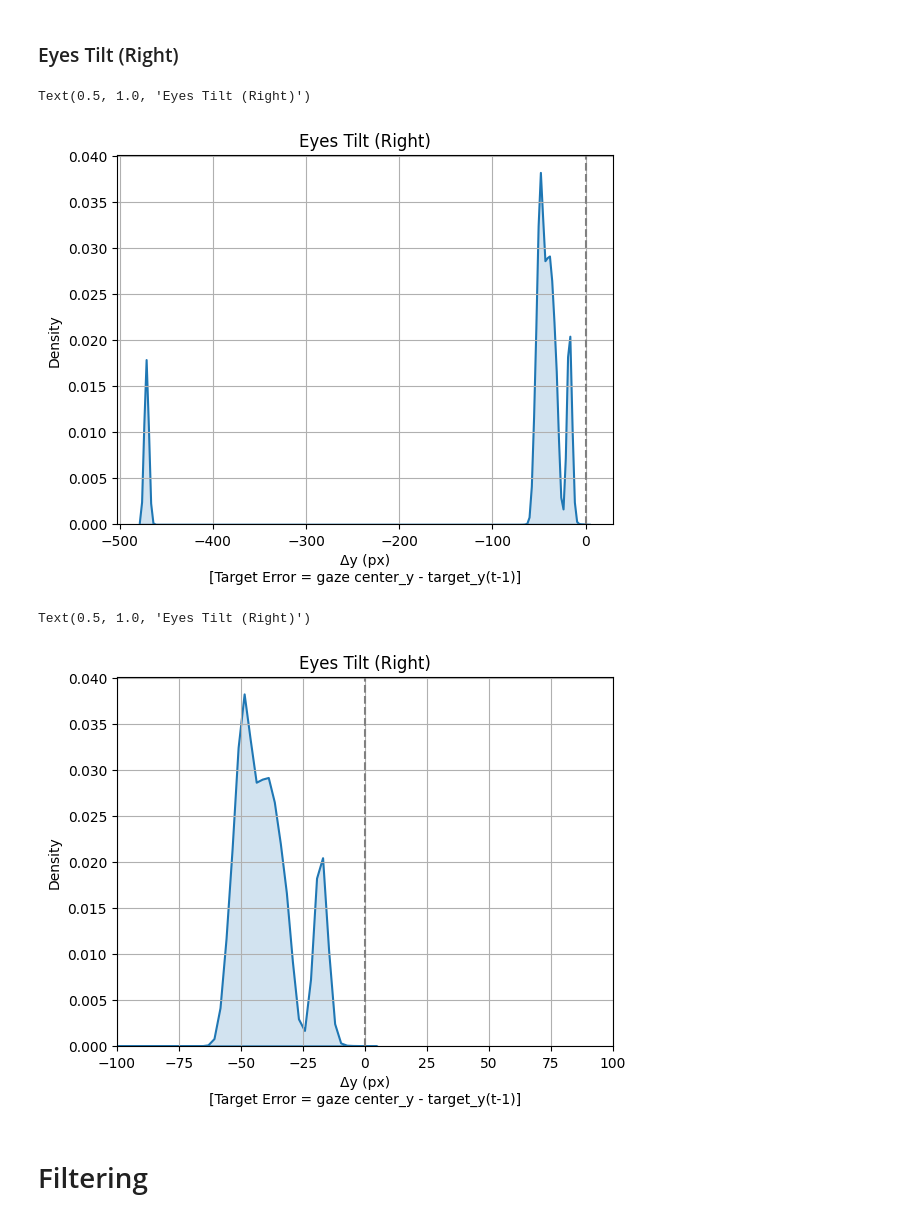
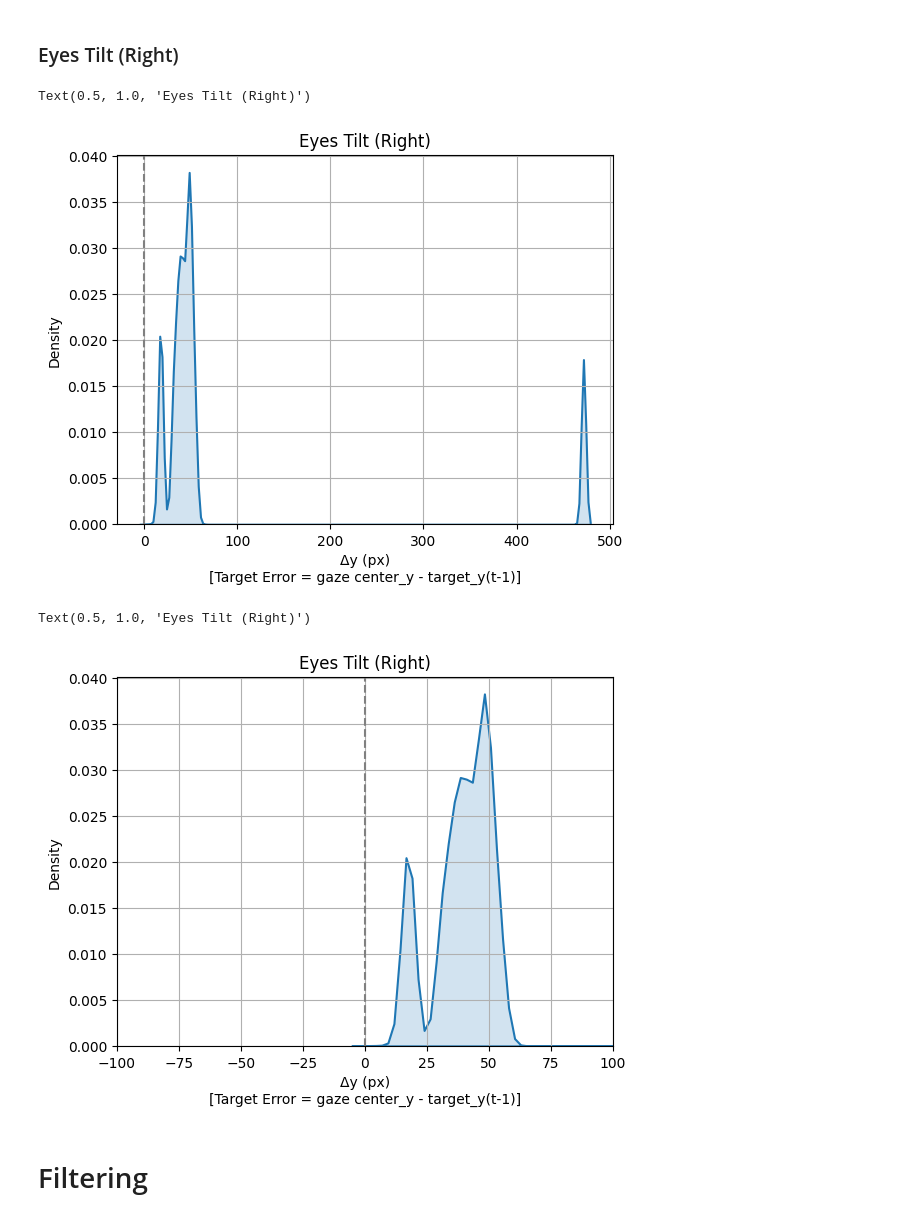
Before and after one commit to jpmnieles/grace_robot, a Jupyter notebook: 241201_Baseline_FK_Evaluation.ipynb, the cells around one changed output. Saved outputs shown, nothing was run; the diff lists cells and outputs as text; code cells hidden in the pictures.

```diff
--- a/241201_Baseline_FK_Evaluation.ipynb
+++ b/241201_Baseline_FK_Evaluation.ipynb
@@ -31,6 +45,18 @@ def read_pickle_file(file_path):
     with open(file_path, 'rb') as file:
         data = pickle.load(file)
     return data
+
+def get_phi_direction(theta, theta_tminus1, data, i):
+    phi_direction = None
+    if data[theta][i-1]<data[theta_tminus1][i-1] and data[theta][i]<data[theta_tminus1][i]:
+        phi_direction = 0
+    elif data[theta][i-1]<data[theta_tminus1][i-1] and data[theta][i]>=data[theta_tminus1][i]:
+        phi_direction = 1
+    elif data[theta][i-1]>=data[theta_tminus1][i-1] and data[theta][i]<data[theta_tminus1][i]:
+        phi_direction = 2
+    elif data[theta][i-1]>=data[theta_tminus1][i-1] and data[theta][i]>=data[theta_tminus1][i]:
+        phi_direction = 3
+    return phi_direction
 
 def confidence_ellipse(x, y, ax, n_std=3.0, facecolor='none', **kwargs):
     """
@@ -154,0 +170,19 @@ pickle_df.head()
+# %%
+# Phi Direction
+
+phi_direction_left_pan_list = [0] + [get_phi_direction(theta='plan_phi_left_pan_tminus1',
+                                                       theta_tminus1='plan_phi_left_pan_tminus2',
+                                                       data=pickle_df, i=i)
+                                     for i in range(1, len(pickle_df))]
+phi_direction_right_pan_list = [0] + [get_phi_direction(theta='plan_phi_right_pan_tminus1',
+                                                        theta_tminus1='plan_phi_right_pan_tminus2',
+                                                        data=pickle_df, i=i)
+                                     for i in range(1, len(pickle_df))]
+phi_direction_tilt_list = [0] + [get_phi_direction(theta='plan_phi_tilt_tminus1',
+                                                   theta_tminus1='plan_phi_tilt_tminus2',
+                                                   data=pickle_df, i=i)
+                                     for i in range(1, len(pickle_df))]
+
+pickle_df['phi_direction_left_pan'] = phi_direction_left_pan_list
+pickle_df['phi_direction_right_pan'] = phi_direction_right_pan_list
+pickle_df['phi_direction_tilt'] = phi_direction_tilt_list
@@ -247,25 +297,25 @@ Text(0.5, 1.0, 'Eyes Tilt (Left)')
 ### Eyes Tilt (Right)
 # %%
 # Showing the whole plot
-sns.kdeplot(-pickle_df['dy_r'], fill=True,alpha=.2, linewidth=1.5, bw_adjust=0.1)
+sns.kdeplot(pickle_df['dy_r'], fill=True,alpha=.2, linewidth=1.5, bw_adjust=0.1)
 plt.axvline(0, color='gray', linestyle='--')
 plt.grid()
 plt.xlabel('Δy (px)\n[Target Error = gaze center_y - target_y(t-1)]')
 plt.title('Eyes Tilt (Right)')
 # %% [output]
 Text(0.5, 1.0, 'Eyes Tilt (Right)')
-[figure, old version]
+[figure, new version]
 # %%
 # Showing the whole plot
-sns.kdeplot(-pickle_df['dy_r'], fill=True,alpha=.2, linewidth=1.5, bw_adjust=0.1)
+sns.kdeplot(pickle_df['dy_r'], fill=True,alpha=.2, linewidth=1.5, bw_adjust=0.1)
 plt.xlim([-100, 100])
 plt.axvline(0, color='gray', linestyle='--')
 plt.grid()
 plt.xlabel('Δy (px)\n[Target Error = gaze center_y - target_y(t-1)]')
 plt.title('Eyes Tilt (Right)')
 # %% [output]
 Text(0.5, 1.0, 'Eyes Tilt (Right)')
-[figure, old version]
+[figure, new version]
 # %% [markdown]
 # Filtering
 # %% [markdown]
```
Also changed, not shown: parts of 24 cells of this notebook.
